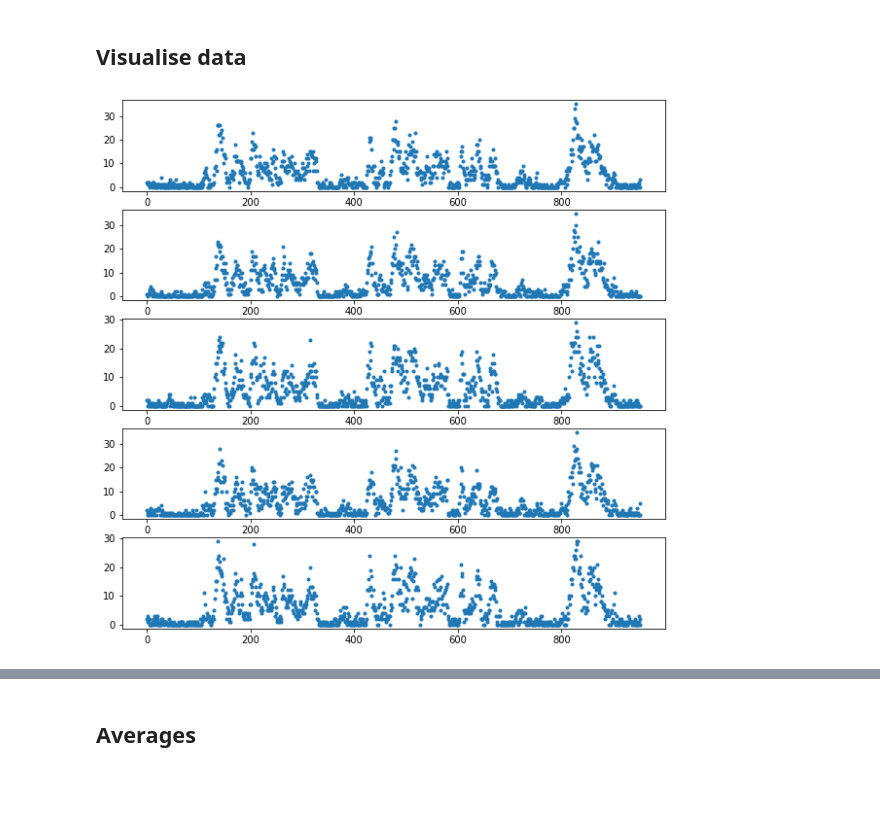
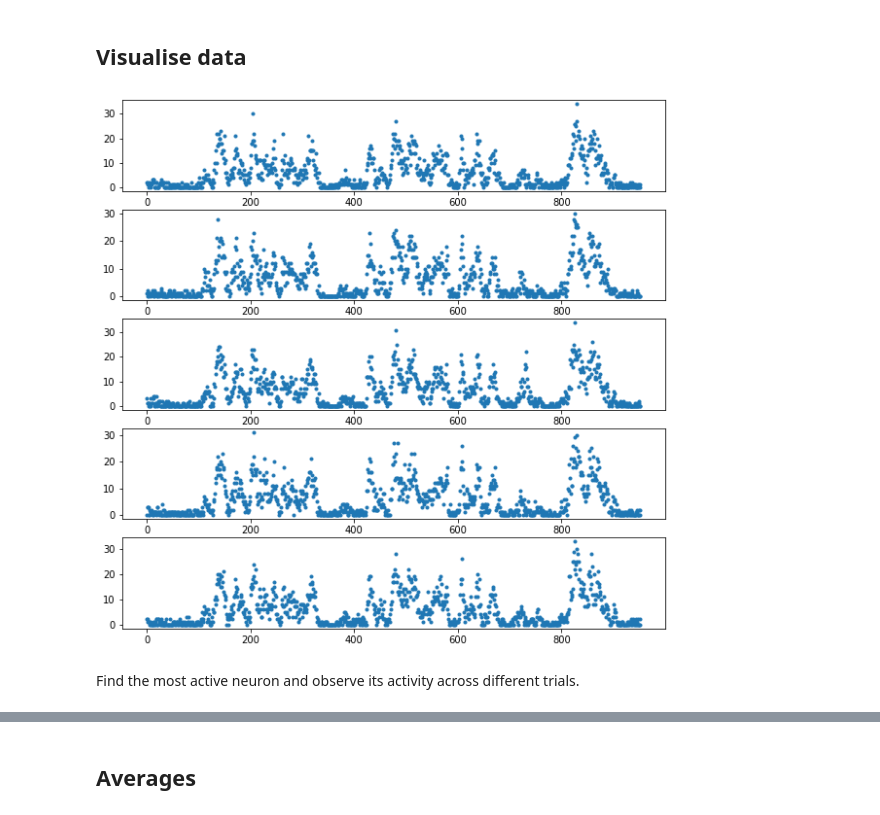
Before and after one commit to abramschon/Masters, a Jupyter notebook: ProcessData/ProcessData.ipynb, the cells around one changed output, grey strips where cells are left out. Cells and saved outputs as stored; diff of their text form; code cells hidden in the pictures; blank space fills up the shorter version.

```diff
--- a/ProcessData/ProcessData.ipynb
+++ b/ProcessData/ProcessData.ipynb
@@ -29,9 +29,11 @@ print(N,M,953*297)
 # %%
 #plt how many neurons fire in each time bin over first few trials
 trials_to_plot = 5
 f,axes = plt.subplots(trials_to_plot,1,figsize=(10,10))
-for i in range(trials_to_plot):
-    axes[i].plot(np.sum(arr,axis=0)[i*N_T:(i+1)*N_T],".")
+for i in range(200,200+trials_to_plot):
+    axes[i-200].plot(np.sum(arr,axis=0)[i*N_T:(i+1)*N_T],".")
 plt.show()
 # %% [output]
-[figure, old version]
+[figure, new version]
+# %% [markdown]
+Find the most active neuron and observe its activity across different trials.
```
Also changed, not shown: parts of 17 cells of this notebook.
